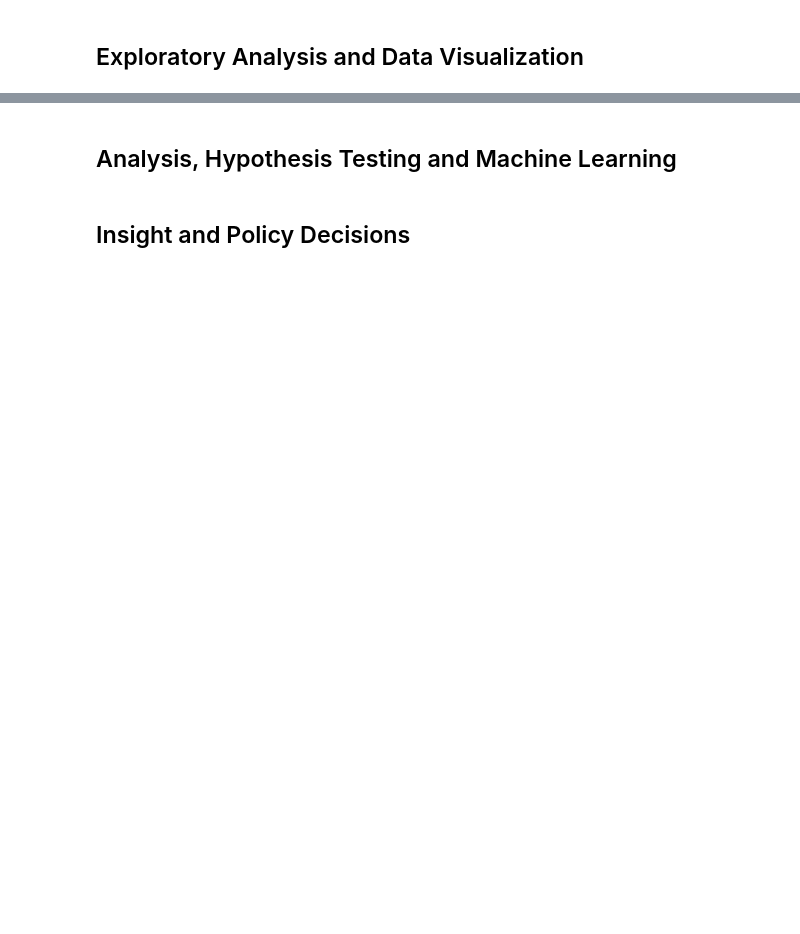
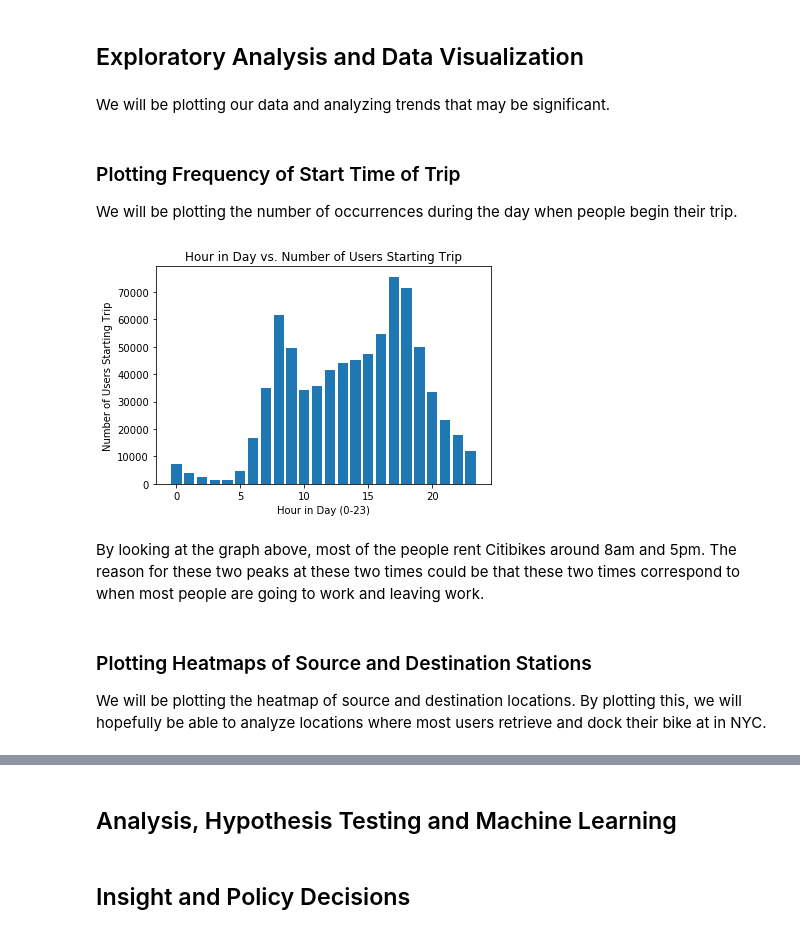
Before and after one commit to arunsrinivas20/arunsrinivas20.github.io, a Jupyter notebook: Andrew_Arun_Matt_CMSC320_Final.ipynb, the cells around one changed output, grey strips where cells are left out. Drawn from its saved outputs; the diff is of its cells as text; code cells hidden in the pictures; blank space fills up the shorter version.

Commit message:
Added some plots and reformatted starttime and stoptime data

```diff
--- a/Andrew_Arun_Matt_CMSC320_Final.ipynb
+++ b/Andrew_Arun_Matt_CMSC320_Final.ipynb
@@ -164,0 +179,9 @@ bikes_df
+# %%
+# Convert starttime column values into datetime objects
+bikes_df['starttime'] = pd.to_datetime(bikes_df['starttime'])
+
+# Convert stoptime column values into datetime objects
+bikes_df['stoptime'] = pd.to_datetime(bikes_df['stoptime'])
+
+# Print the resulting dataframe
+bikes_df
@@ -165,2 +202,33 @@ bikes_df
 # %% [markdown]
 ## Exploratory Analysis and Data Visualization
+# %% [markdown]
+We will be plotting our data and analyzing trends that may be significant.
+# %% [markdown]
+### Plotting Frequency of Start Time of Trip
+We will be plotting the number of occurrences during the day when people begin their trip.
+# %%
+time_of_day = {}
+
+# Fill time_of_day hash table with 0 occurrences of users for each hour
+for i in range(0, 24):
+    time_of_day[i] = 0
+
+# Loop through dataframe and increase counts of users by one
+# for that hour if the user started the trip at that hour
+for index, row in bikes_df.iterrows():
+    datetime_obj = row['starttime']
+    time_of_day[datetime_obj.hour] += 1
+
+# We will now plot histogram of the time of day people start using the bikes.
+plt.bar(time_of_day.keys(), time_of_day.values(), align='center')
+plt.xlabel('Hour in Day (0-23)')
+plt.ylabel('Number of Users Starting Trip')
+plt.title('Hour in Day vs. Number of Users Starting Trip')
+plt.show()
+# %% [output]
+[figure, added]
+# %% [markdown]
+By looking at the graph above, most of the people rent Citibikes around 8am and 5pm. The reason for these two peaks at these two times could be that these two times correspond to when most people are going to work and leaving work.
+# %% [markdown]
+### Plotting Heatmaps of Source and Destination Stations
+We will be plotting the heatmap of source and destination locations. By plotting this, we will hopefully be able to analyze locations where most users retrieve and dock their bike at in NYC.
```
Also changed, not shown: parts of 7 cells of this notebook.
